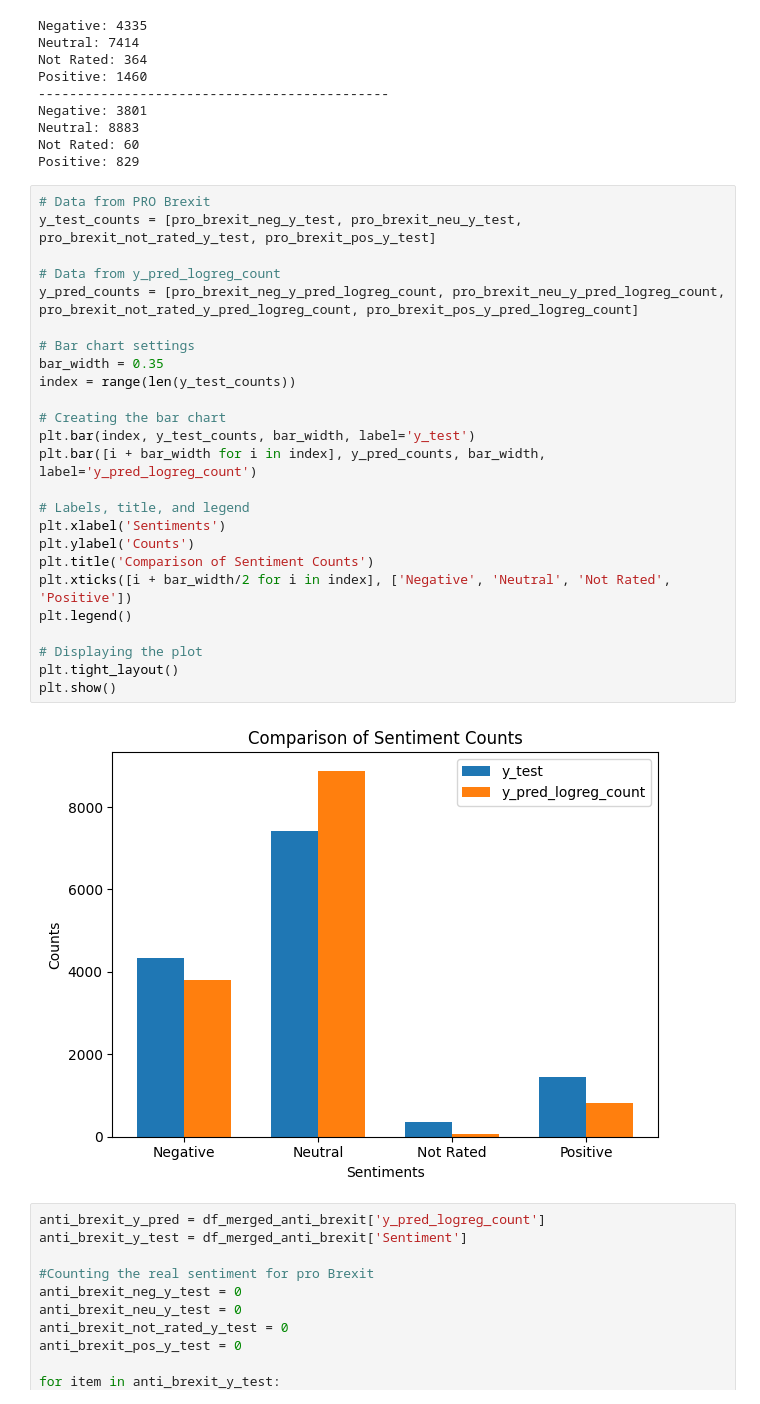
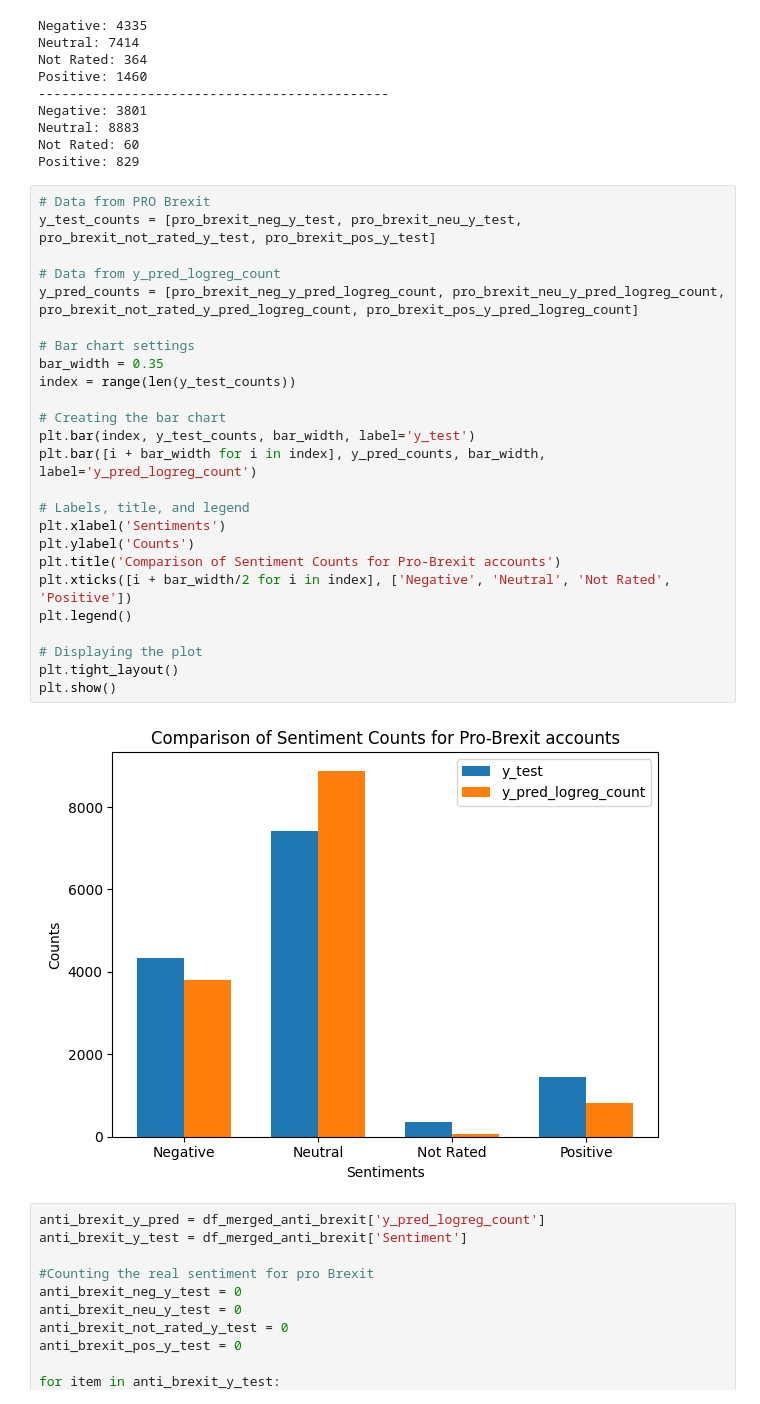
Before and after one commit to Pramsi/Can-t_tame_that_Python_Semester_Project, a Jupyter notebook: Can't_tame_that_Python_Semester_Project.ipynb, the cells around one changed output. Saved outputs shown, nothing was run; the diff lists cells and outputs as text.

```diff
--- a/Can't_tame_that_Python_Semester_Project.ipynb
+++ b/Can't_tame_that_Python_Semester_Project.ipynb
@@ -924,30 +924,30 @@ Positive: 829
 # %%
 # Data from PRO Brexit
 y_test_counts = [pro_brexit_neg_y_test, pro_brexit_neu_y_test, pro_brexit_not_rated_y_test, pro_brexit_pos_y_test]
 
 # Data from y_pred_logreg_count
 y_pred_counts = [pro_brexit_neg_y_pred_logreg_count, pro_brexit_neu_y_pred_logreg_count, pro_brexit_not_rated_y_pred_logreg_count, pro_brexit_pos_y_pred_logreg_count]
 
 # Bar chart settings
 bar_width = 0.35
 index = range(len(y_test_counts))
 
 # Creating the bar chart
 plt.bar(index, y_test_counts, bar_width, label='y_test')
 plt.bar([i + bar_width for i in index], y_pred_counts, bar_width, label='y_pred_logreg_count')
 
 # Labels, title, and legend
 plt.xlabel('Sentiments')
 plt.ylabel('Counts')
-plt.title('Comparison of Sentiment Counts')
+plt.title('Comparison of Sentiment Counts for Pro-Brexit accounts')
 plt.xticks([i + bar_width/2 for i in index], ['Negative', 'Neutral', 'Not Rated', 'Positive'])
 plt.legend()
 
 # Displaying the plot
 plt.tight_layout()
 plt.show()
 # %% [output]
-[figure, old version]
+[figure, new version]
 # %%
 anti_brexit_y_pred = df_merged_anti_brexit['y_pred_logreg_count']
 anti_brexit_y_test = df_merged_anti_brexit['Sentiment']
```
Also changed, not shown: parts of 7 cells of this notebook.
